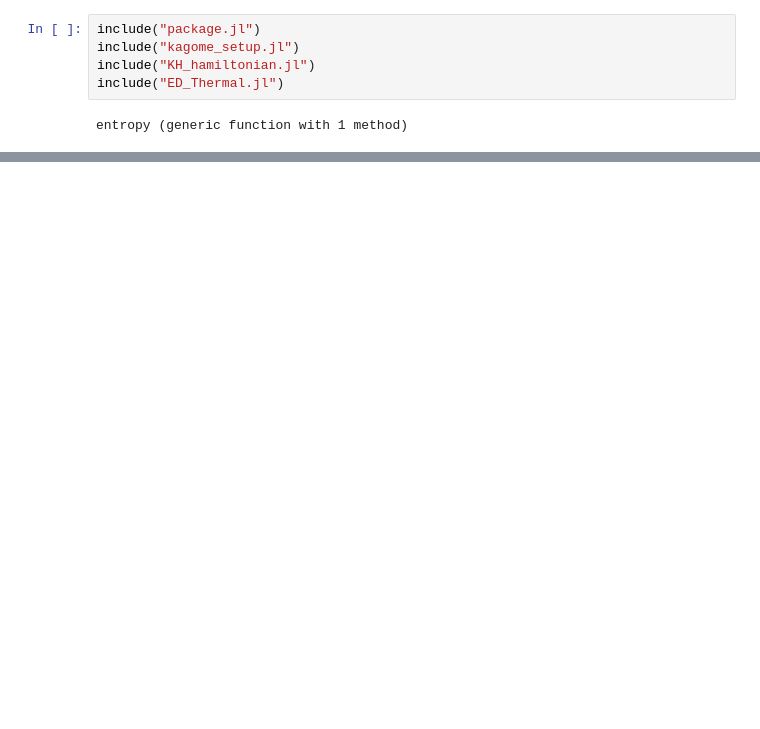
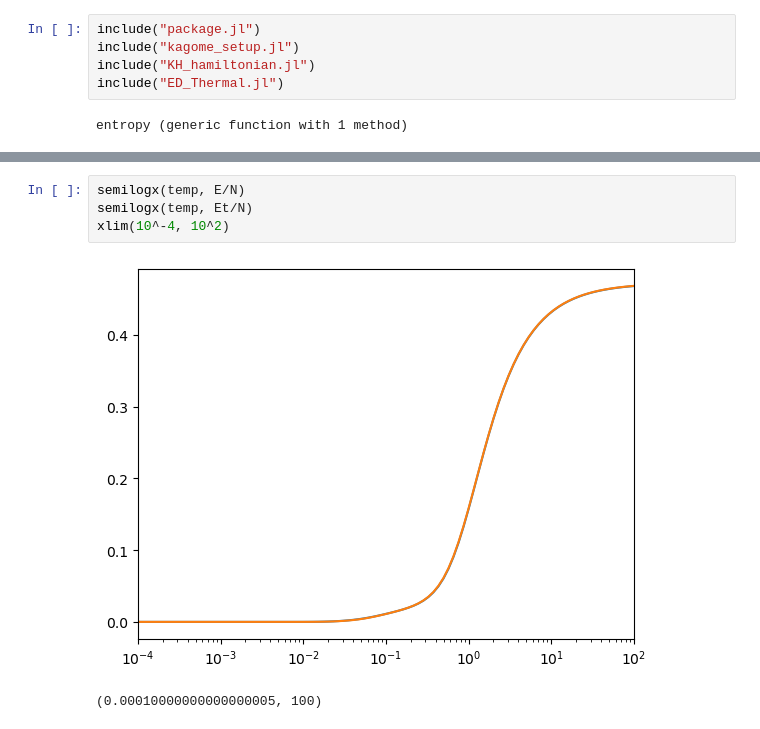
Before and after one commit to Sharon-Liang/Finite-T-Lanczos, a Jupyter notebook: Test_FTLM.ipynb, the cells around one changed output, grey strips where cells are left out. Drawn from its saved outputs; the diff is of its cells as text; blank space fills up the shorter version.

```diff
--- a/Test_FTLM.ipynb
+++ b/Test_FTLM.ipynb
@@ -77,0 +142,7 @@ println(e)
+# %%
+semilogx(temp, E/N)
+semilogx(temp, Et/N)
+xlim(10^-4, 10^2)
+# %% [output]
+[figure, added]
+(0.00010000000000000005, 100)
```
Also changed, not shown: parts of 15 cells of this notebook, 6 other files.
